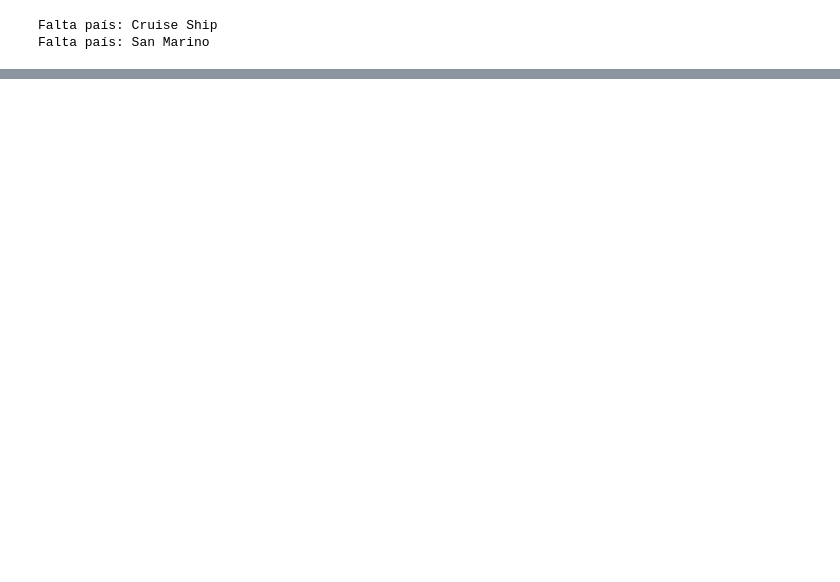
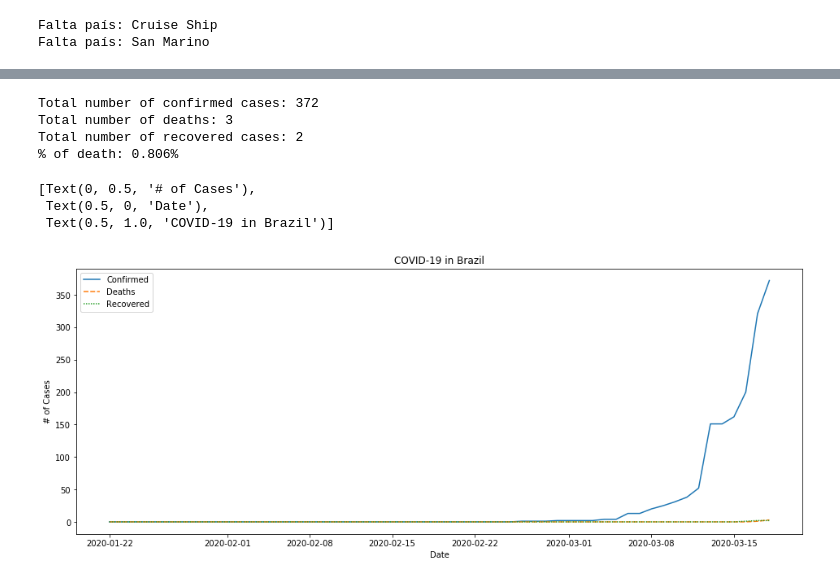
Before and after one commit to thamycoelho/coronavirus_analysis, a Jupyter notebook: data_analysis.ipynb, the cells around one changed output, grey strips where cells are left out. Drawn from its saved outputs; the diff is of its cells as text; code cells hidden in the pictures; blank space fills up the shorter version.

```diff
--- a/data_analysis.ipynb
+++ b/data_analysis.ipynb
@@ -125,0 +183,24 @@ df_teste.corr()
+# %%
+print("Total number of confirmed cases:", covid_br_today.sum()['Confirmed'])
+print("Total number of deaths:", covid_br_today.sum()['Deaths'])
+print("Total number of recovered cases:", covid_br_today.sum()['Recovered'])
+print("% of death: {:.3f}%".format(100 * covid_br_today.sum()['Deaths'] / covid_br_today.sum()['Confirmed']))
+# %% [output]
+Total number of confirmed cases: 372
+Total number of deaths: 3
+Total number of recovered cases: 2
+% of death: 0.806%
+# %%
+covid_br_per_date = df_covid[df_covid['Country'] == 'Brazil']
+covid_br_per_date = covid_br_per_date.groupby('Date').sum()[['Confirmed', 'Deaths', 'Recovered']]
+# %%
+covid_br_per_date.sort_values(by='Date', inplace=True)
+# %%
+plt.figure(figsize=(16, 6))
+ax = sns.lineplot(data=covid_br_per_date, sort=False)
+ax.set(xlabel='Date', ylabel='# of Cases', title='COVID-19 in Brazil')
+# %% [output]
+[Text(0, 0.5, '# of Cases'),
+ Text(0.5, 0, 'Date'),
+ Text(0.5, 1.0, 'COVID-19 in Brazil')]
+[figure, added]
```
Also changed, not shown: parts of 18 cells of this notebook.
